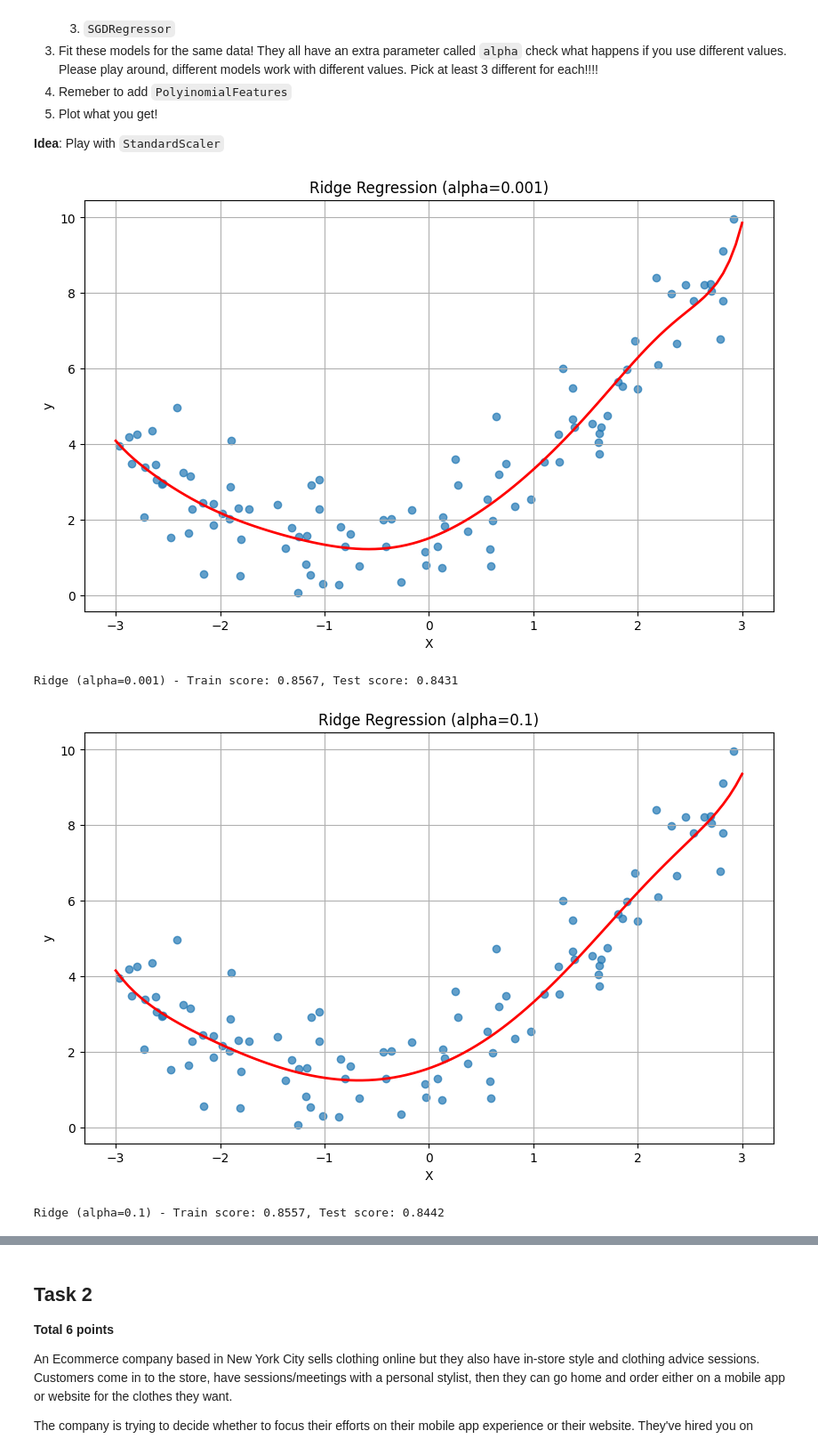
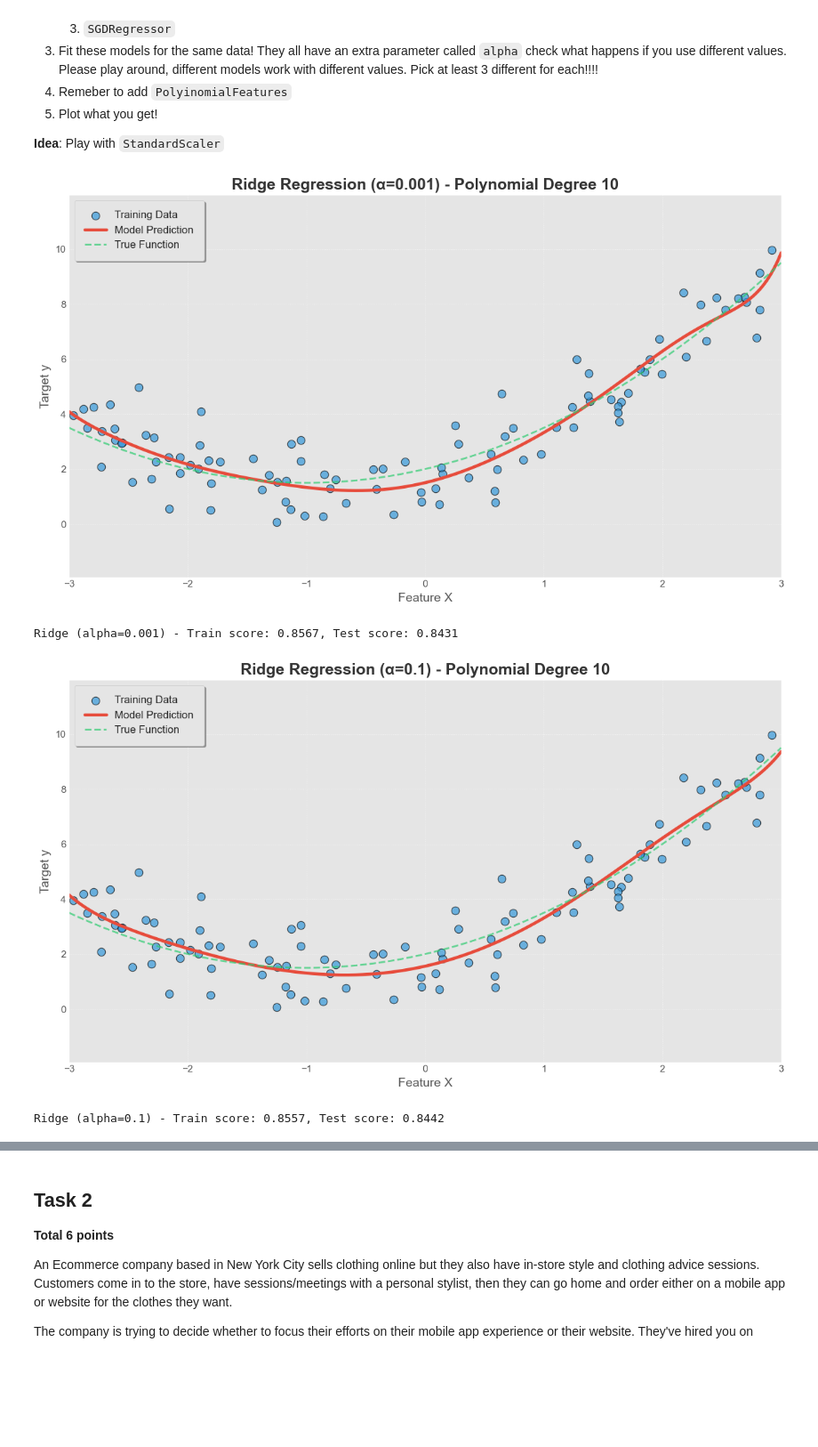
Before and after one commit to JanosMozer/Introduction-to-Machine-Learning, a Jupyter notebook: homeworks/hw4.ipynb, the cells around one changed output, grey strips where cells are left out. Shown at 89% size. Cells and saved outputs as stored; diff of their text form; code cells hidden in the pictures; blank space fills up the shorter version.

```diff
--- a/homeworks/hw4.ipynb
+++ b/homeworks/hw4.ipynb
@@ -339,14 +0,0 @@ lin_reg.intercept_, lin_reg.coef_
-# %%
-X_new = np.linspace(0, 1, 100).reshape(100, 1)
-X_new_poly = poly_features.transform(X_new)
-y_new = lin_reg.predict(X_new_poly)
-
-plt.figure(figsize=(6, 4))
-plt.plot(X, y, "b.")
-plt.plot(X_new, y_new, "r-", linewidth=2, label=f"fit of deg. {deg}")
-plt.xlabel("$x_1$")
-plt.legend()
-plt.ylabel("$y$", rotation=0)
-
-plt.grid()
-plt.show()
@@ -599,20 +40,52 @@ X_train, X_test, y_train, y_test = train_test_split(X, y, test_size=0.2, random_
 
 # Create a function to plot the models
 def plot_model(model, title, alpha_value):
+    # Set a more modern and striking plot style
+    plt.style.use('ggplot') # Drastic change in style
+
     # Create a range of X values for plotting
-    X_new = np.linspace(-3, 3, 100).reshape(100, 1)
+    X_new = np.linspace(-3, 3, 200).reshape(200, 1) # Increased resolution for smoother line
 
     # Predict using the model
     y_pred = model.predict(X_new)
 
     # Plot
-    plt.figure(figsize=(10, 6))
-    plt.scatter(X, y, alpha=0.7)
-    plt.plot(X_new, y_pred, color='red', linewidth=2)
-    plt.title(f'{title} (alpha={alpha_value})')
-    plt.xlabel('X')
-    plt.ylabel('y')
-    plt.grid(True)
+    plt.figure(figsize=(12, 7)) # Larger figure size
+    plt.scatter(X, y,
+                color='#3498db', # A vibrant blue for data points
+                alpha=0.7,
+                label='Training Data',
+                s=80, # Larger scatter points
+                edgecolors='black', # Black edge for better definition
+                linewidth=0.8)
+
+    plt.plot(X_new, y_pred,
+             color='#e74c3c', # A strong red for the prediction line
+             linewidth=3.5, # Thicker line
+             label='Model Prediction')
+
+    # Original underlying true function
+    y_true_underlying = 0.5 * X_new**2 + X_new + 2
+    plt.plot(X_new, y_true_underlying,
+             color='#2ecc71', # Green for true function
+             linestyle='--', # Dashed line
+             linewidth=2,
+             alpha=0.7,
+             label='True Function')
+
+    plt.title(f'{title} (α={alpha_value}) - Polynomial Degree {degree}',
+              fontsize=18,
+              fontweight='bold',
+              color='#333333') # Darker title color
+    plt.xlabel('Feature X', fontsize=14, color='#555555')
+    plt.ylabel('Target y', fontsize=14, color='#555555')
+
+    plt.grid(True, linestyle=':', alpha=0.6) # Lighter, dashed grid
+    plt.legend(fontsize=12, frameon=True, shadow=True, fancybox=True, borderpad=1) # Enhanced legend
+    plt.tick_params(axis='both', which='major', labelsize=11) # Adjust tick label size
+    plt.xlim(X_new.min(), X_new.max()) # Ensure x-limits are consistent with X_new
+    plt.ylim(y.min() - 2, y.max() + 2) # Adjust y-limits for better view
+    plt.tight_layout() # Adjust layout to prevent labels from overlapping
     plt.show()
 
 # Define the polynomial degree
@@ -665,34 +138,34 @@ for alpha in sgd_alphas:
     ])
     sgd_poly_scaled.fit(X_train, y_train.ravel())
     plot_model(sgd_poly_scaled, "SGD Regression", alpha)
 
     # Print the score
     train_score = sgd_poly_scaled.score(X_train, y_train)
     test_score = sgd_poly_scaled.score(X_test, y_test)
     print(f"SGD (alpha={alpha}) - Train score: {train_score:.4f}, Test score: {test_score:.4f}")
     sgd_results.append((alpha, train_score, test_score))
 
 # Find the best model for each regressor based on test score
 best_ridge = max(ridge_results, key=lambda x: x[2])
 best_lasso = max(lasso_results, key=lambda x: x[2])
 best_sgd = max(sgd_results, key=lambda x: x[2])
 
 # Compare the best models from each regressor
 print("\nComparison of best models:")
 print(f"Best Ridge: alpha={best_ridge[0]}, Train score: {best_ridge[1]:.4f}, Test score: {best_ridge[2]:.4f}")
 print(f"Best Lasso: alpha={best_lasso[0]}, Train score: {best_lasso[1]:.4f}, Test score: {best_lasso[2]:.4f}")
 print(f"Best SGD: alpha={best_sgd[0]}, Train score: {best_sgd[1]:.4f}, Test score: {best_sgd[2]:.4f}")
 
 # Overall best model
 all_models = [
     ("Ridge", best_ridge[0], best_ridge[2]),
     ("Lasso", best_lasso[0], best_lasso[2]),
     ("SGD", best_sgd[0], best_sgd[2])
 ]
 best_overall = max(all_models, key=lambda x: x[2])
 print(f"\nBest overall model: {best_overall[0]} with alpha={best_overall[1]} and test score: {best_overall[2]:.4f}")
 # %% [output]
-[figure, old version]
+[figure, new version]
 Ridge (alpha=0.001) - Train score: 0.8567, Test score: 0.8431
-[figure, old version]
+[figure, new version]
 Ridge (alpha=0.1) - Train score: 0.8557, Test score: 0.8442
```
Also changed, not shown: parts of 28 cells of this notebook, 3 other files.
